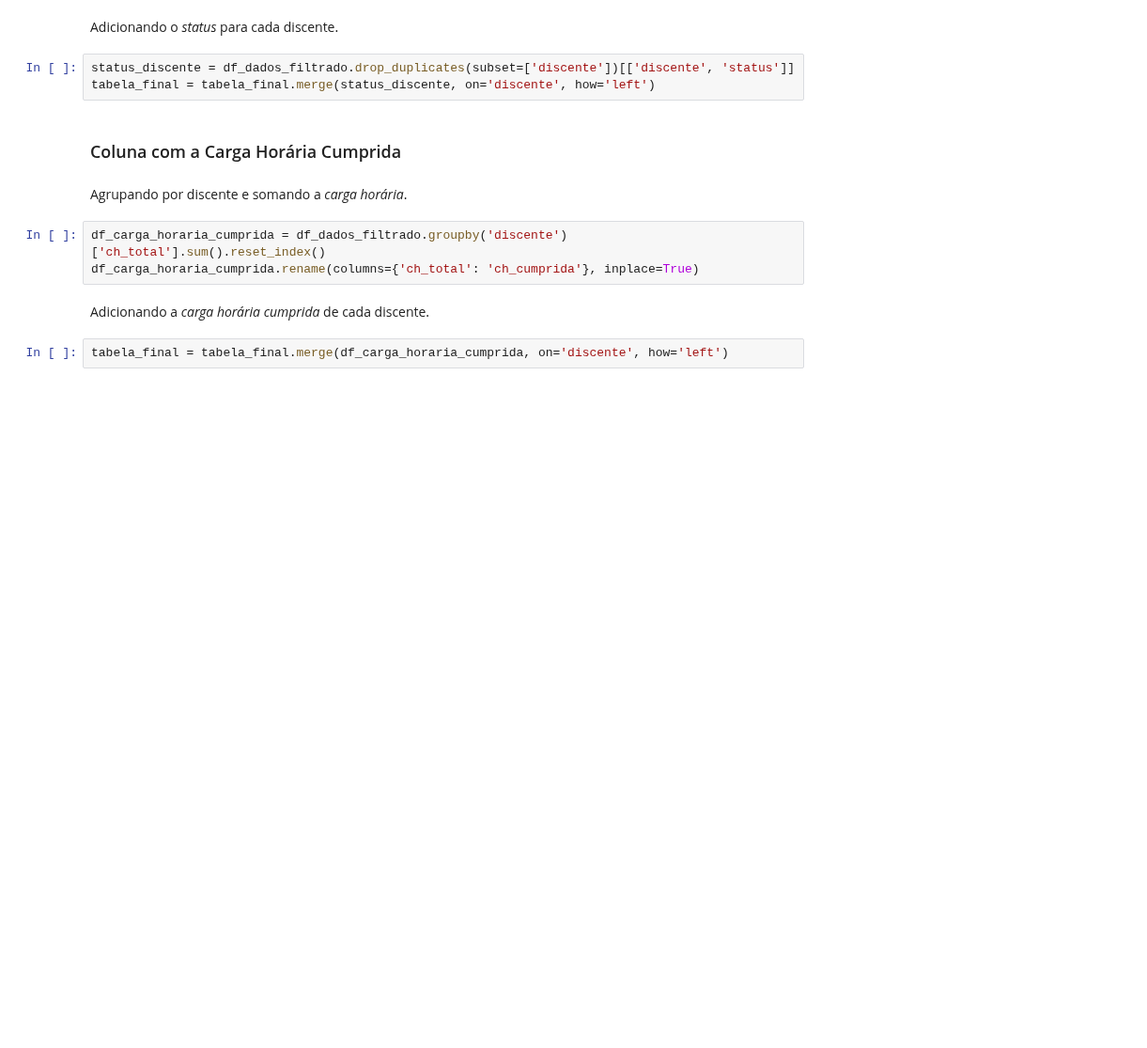
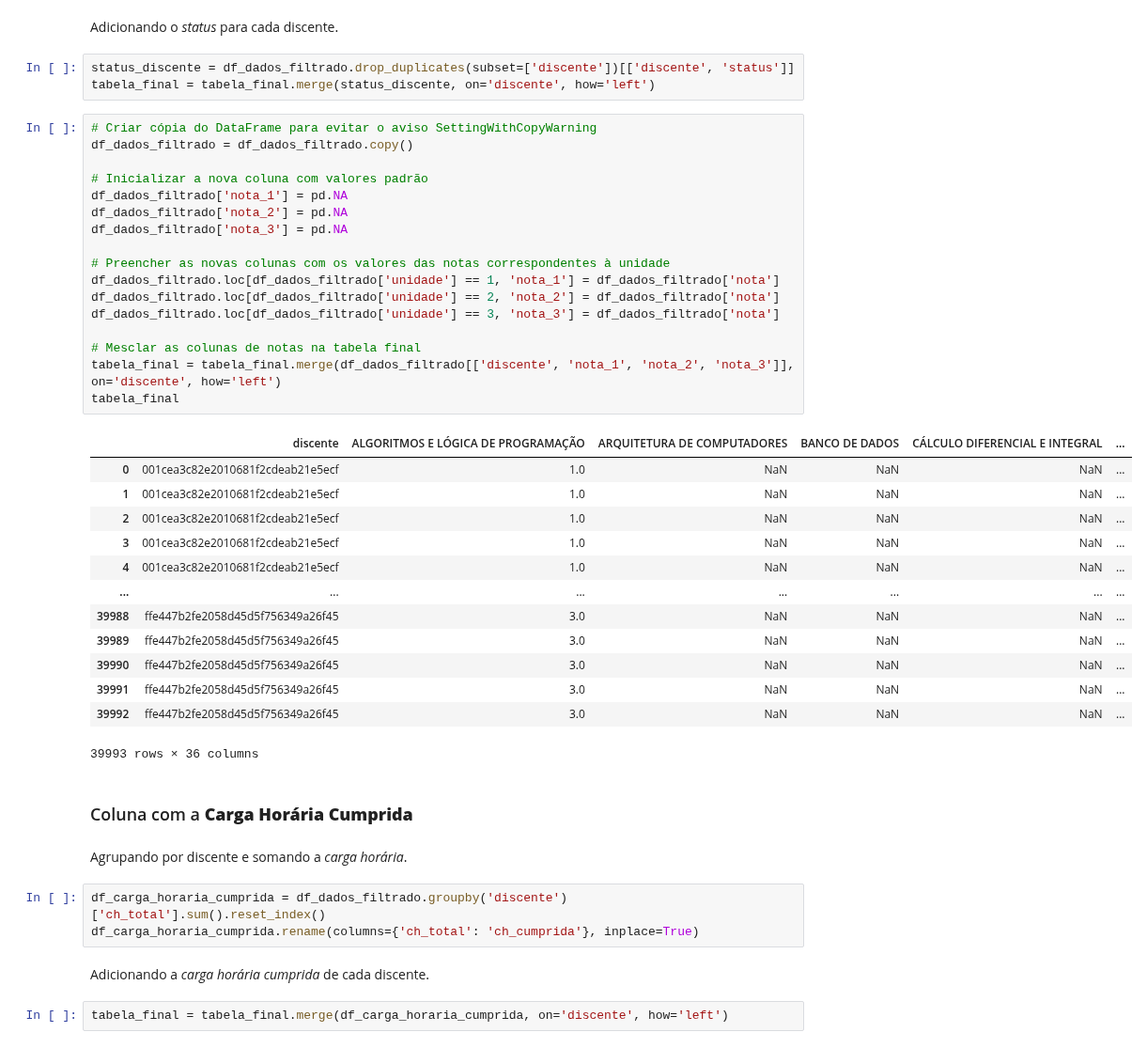
Before and after one commit to wanessabezerra/dataframe-bsi, a Jupyter notebook: dataframe-bsi/dados-extraidos.ipynb, the cells around one changed output. Shown at 94% size. Cells and saved outputs as stored; diff of their text form; blank space fills up the shorter version.

```diff
--- a/dataframe-bsi/dados-extraidos.ipynb
+++ b/dataframe-bsi/dados-extraidos.ipynb
@@ -168,8 +254,39 @@ Adicionando o *status* para cada discente.
 # %%
 status_discente = df_dados_filtrado.drop_duplicates(subset=['discente'])[['discente', 'status']]
 tabela_final = tabela_final.merge(status_discente, on='discente', how='left')
+# %%
+# Criar cópia do DataFrame para evitar o aviso SettingWithCopyWarning
+df_dados_filtrado = df_dados_filtrado.copy()
+
+# Inicializar a nova coluna com valores padrão
+df_dados_filtrado['nota_1'] = pd.NA
+df_dados_filtrado['nota_2'] = pd.NA
+df_dados_filtrado['nota_3'] = pd.NA
+
+# Preencher as novas colunas com os valores das notas correspondentes à unidade
+df_dados_filtrado.loc[df_dados_filtrado['unidade'] == 1, 'nota_1'] = df_dados_filtrado['nota']
+df_dados_filtrado.loc[df_dados_filtrado['unidade'] == 2, 'nota_2'] = df_dados_filtrado['nota']
+df_dados_filtrado.loc[df_dados_filtrado['unidade'] == 3, 'nota_3'] = df_dados_filtrado['nota']
+
+# Mesclar as colunas de notas na tabela final
+tabela_final = tabela_final.merge(df_dados_filtrado[['discente', 'nota_1', 'nota_2', 'nota_3']], on='discente', how='left')
+tabela_final
+# %% [output]
+|  | discente | ALGORITMOS E LÓGICA DE PROGRAMAÇÃO | ARQUITETURA DE COMPUTADORES | BANCO DE DADOS | CÁLCULO DIFERENCIAL E INTEGRAL | ... |
+| 0 | 001cea3c82e2010681f2cdeab21e5ecf | 1.0 | NaN | NaN | NaN | ... |
+| 1 | 001cea3c82e2010681f2cdeab21e5ecf | 1.0 | NaN | NaN | NaN | ... |
+| 2 | 001cea3c82e2010681f2cdeab21e5ecf | 1.0 | NaN | NaN | NaN | ... |
+| 3 | 001cea3c82e2010681f2cdeab21e5ecf | 1.0 | NaN | NaN | NaN | ... |
+| 4 | 001cea3c82e2010681f2cdeab21e5ecf | 1.0 | NaN | NaN | NaN | ... |
+| ... | ... | ... | ... | ... | ... | ... |
+| 39988 | ffe447b2fe2058d45d5f756349a26f45 | 3.0 | NaN | NaN | NaN | ... |
+| 39989 | ffe447b2fe2058d45d5f756349a26f45 | 3.0 | NaN | NaN | NaN | ... |
+| 39990 | ffe447b2fe2058d45d5f756349a26f45 | 3.0 | NaN | NaN | NaN | ... |
+| 39991 | ffe447b2fe2058d45d5f756349a26f45 | 3.0 | NaN | NaN | NaN | ... |
+| 39992 | ffe447b2fe2058d45d5f756349a26f45 | 3.0 | NaN | NaN | NaN | ... |
+39993 rows × 36 columns
 # %% [markdown]
-### Coluna com a Carga Horária Cumprida
+### Coluna com a **Carga Horária Cumprida**
 # %% [markdown]
 Agrupando por discente e somando a *carga horária*.
 # %%
```
Also changed, not shown: parts of 47 cells of this notebook.
